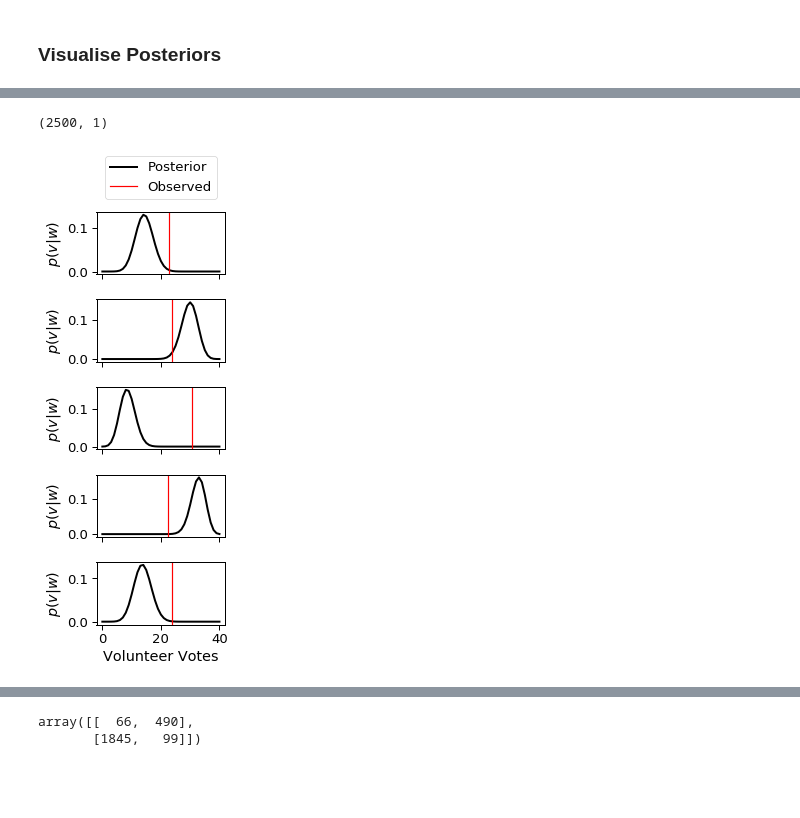
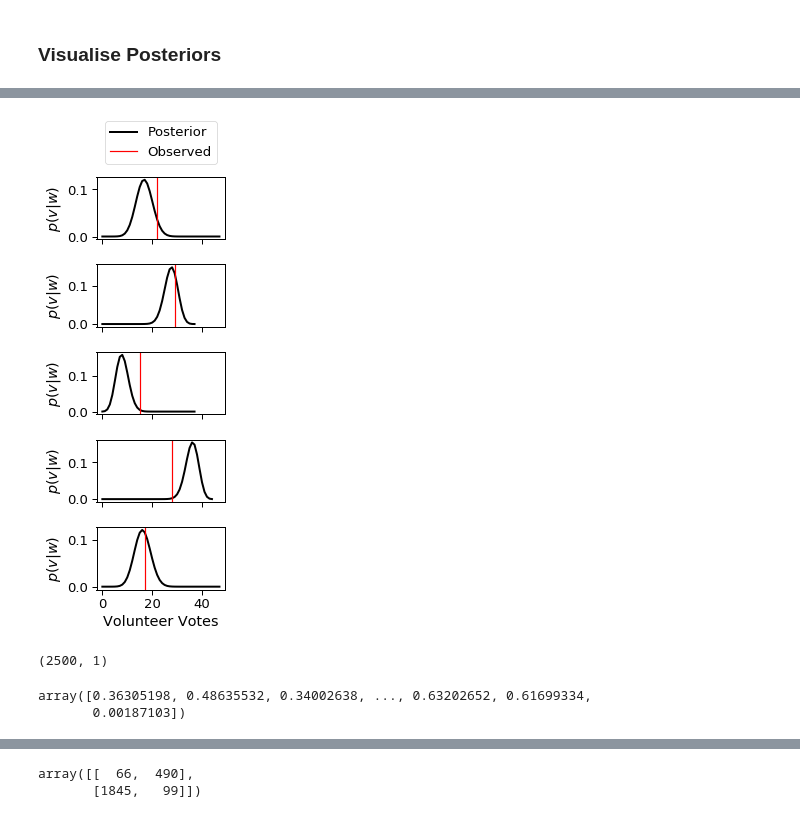
Before and after one commit to colinleach/zoobot, a Jupyter notebook: notebooks/aas_uncertainty.ipynb, the cells around one changed output, grey strips where cells are left out. Saved outputs shown, nothing was run; the diff lists cells and outputs as text; code cells hidden in the pictures; blank space fills up the shorter version.

```diff
--- a/notebooks/aas_uncertainty.ipynb
+++ b/notebooks/aas_uncertainty.ipynb
@@ -281,8 +276,9 @@ fig = custom_samples(np.array(sim_model.model.samples)[selected, :], np.array(si
+# %%
+fig = custom_samples(np.array(single_sim_model.model.samples)[selected, :1], np.array(single_sim_model.labels)[selected], total_votes=single_sim_model.catalog['smooth-or-featured_total-votes'][selected].values)
+fig.savefig(os.path.join(save_dir, 'single_model_v2.png'))
+# %% [output]
+[figure, added]
 # %%
 single_sim_model.model.samples.shape
 # %% [output]
 (2500, 1)
-# %%
-fig = custom_samples(np.array(single_sim_model.model.samples[selected, :]), np.array(sim_model.labels[selected]))
-# %% [output]
-[figure, removed]
@@ -293,2 +285,7 @@ fig = custom_samples(np.array(single_sim_model.model.samples[selected, :]), np.a
+# %%
+sim_model.mean_prediction
+# %% [output]
+array([0.36305198, 0.48635532, 0.34002638, ..., 0.63202652, 0.61699334,
+       0.00187103])
 # %%
 fig, ax = plt.subplots()
```
Also changed, not shown: parts of 32 cells of this notebook, 10 other files.
